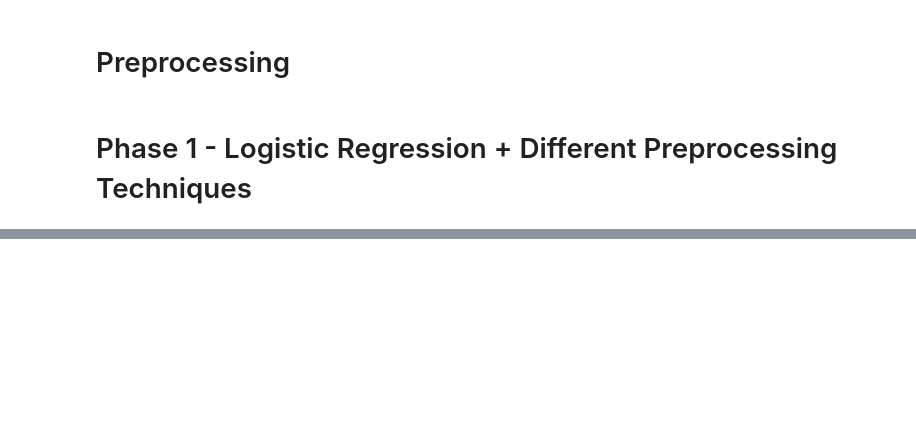
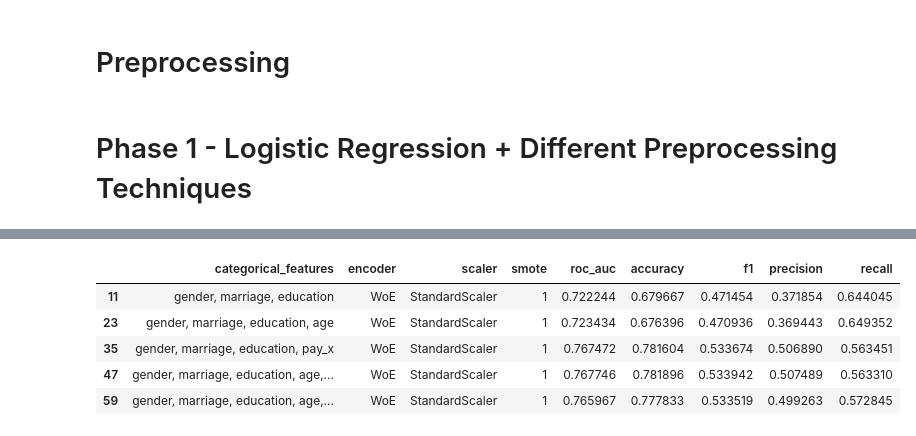
Before and after one commit to niimo753/credit-card-default-prediction-taiwan, a Jupyter notebook: notebooks/phase_1.ipynb, the cells around one changed output, grey strips where cells are left out. Cells and saved outputs as stored; diff of their text form; code cells hidden in the pictures; blank space fills up the shorter version.

```diff
--- a/notebooks/phase_1.ipynb
+++ b/notebooks/phase_1.ipynb
@@ -347,0 +365,9 @@ std_woe = phase1_result.loc[(phase1_result['scaler'] == "StandardScaler") & (pha
+# %%
+output_df.loc[(output_df['smote']==1) & (output_df['scaler']=="StandardScaler") & (output_df['encoder']=="WoE")]
+# %% [output]
+|  | categorical_features | encoder | scaler | smote | roc_auc | accuracy | f1 | precision | recall |
+| 11 | gender, marriage, education | WoE | StandardScaler | 1 | 0.722244 | 0.679667 | 0.471454 | 0.371854 | 0.644045 |
+| 23 | gender, marriage, education, age | WoE | StandardScaler | 1 | 0.723434 | 0.676396 | 0.470936 | 0.369443 | 0.649352 |
+| 35 | gender, marriage, education, pay_x | WoE | StandardScaler | 1 | 0.767472 | 0.781604 | 0.533674 | 0.506890 | 0.563451 |
+| 47 | gender, marriage, education, age,... | WoE | StandardScaler | 1 | 0.767746 | 0.781896 | 0.533942 | 0.507489 | 0.563310 |
+| 59 | gender, marriage, education, age,... | WoE | StandardScaler | 1 | 0.765967 | 0.777833 | 0.533519 | 0.499263 | 0.572845 |
```
Also changed, not shown: parts of 23 cells of this notebook, 12 other files.
